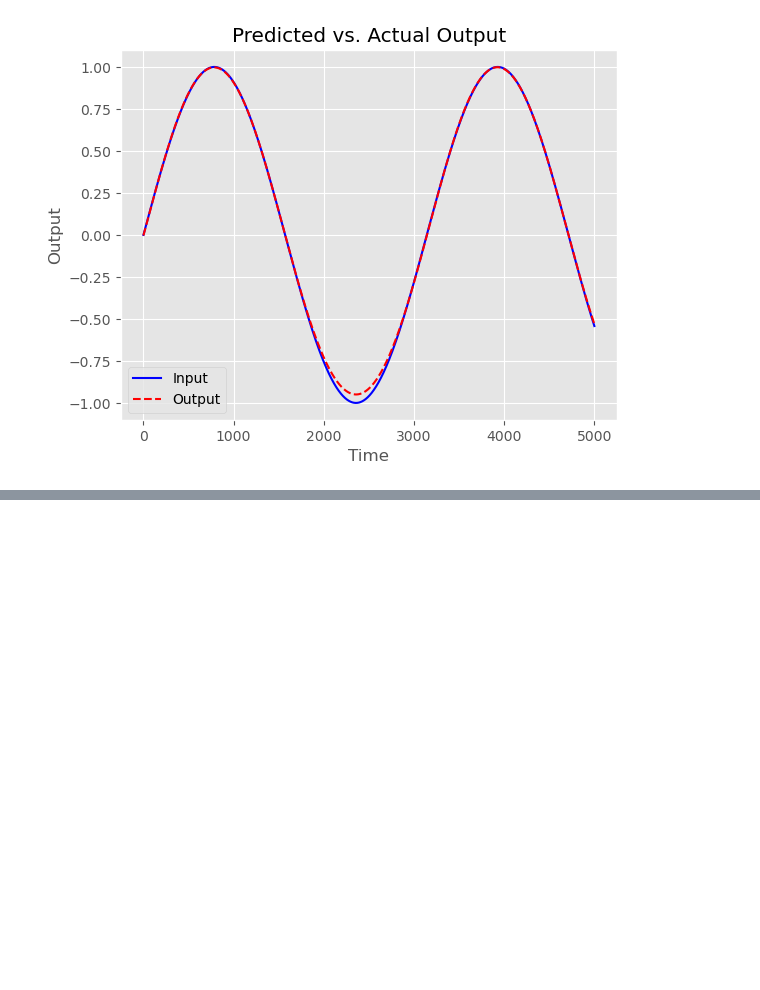
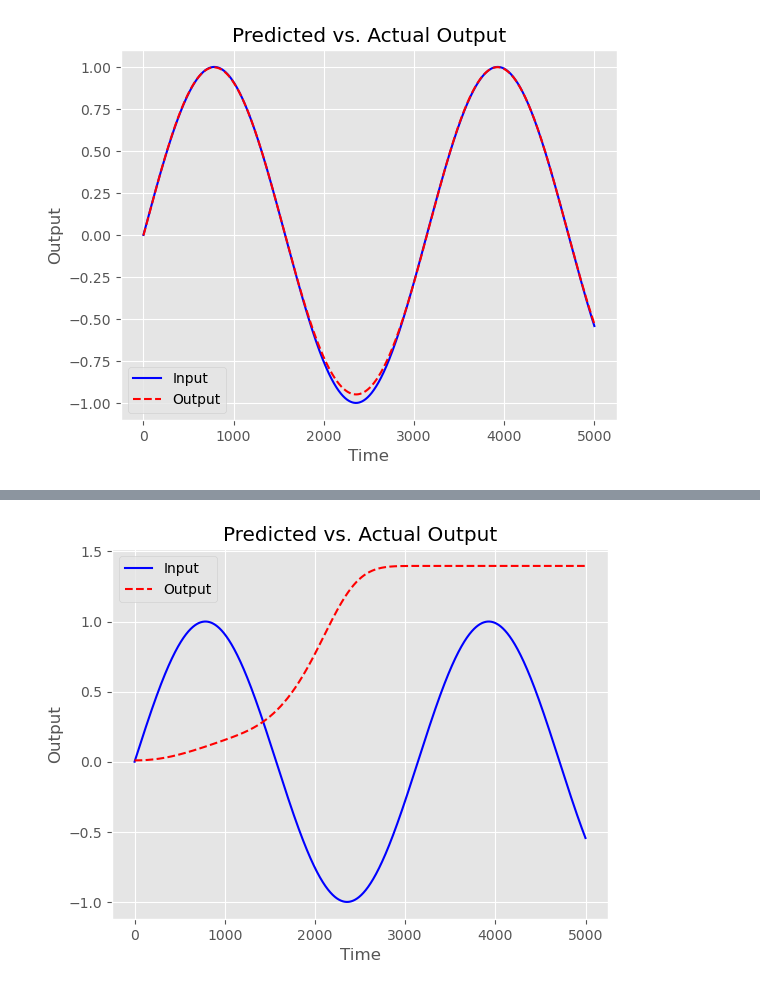
Before and after one commit to mmahdin/Computational-Intelligence-EE-AUT, a Jupyter notebook: lab/10/main.ipynb, the cells around one changed output, grey strips where cells are left out. Cells and saved outputs as stored; diff of their text form; code cells hidden in the pictures; blank space fills up the shorter version.

```diff
--- a/lab/10/main.ipynb
+++ b/lab/10/main.ipynb
@@ -223,0 +233,5 @@ plt.show()
+# %%
+numerator = [1]
+denominator = [1, -1]
+H_s = ctrl.tf(numerator,denominator)
+H_s
@@ -223,0 +278,20 @@ plt.show()
+# %%
+input_test = np.sin(time)
+
+T, y_test = ctrl.forced_response(H_s, T=time, U=input_test)
+
+# y_test = (y_test - np.min(y_test)) / (np.max(y_test) - np.min(y_test))
+X = torch.from_numpy(y_test).reshape(-1,1).to(device).float()
+
+out = model(X)
+
+
+plt.plot(input_test, label="Input", color="blue")
+plt.plot(out.detach().cpu().numpy(), label="Output", color="red", linestyle="--")
+plt.xlabel("Time")
+plt.ylabel("Output")
+plt.legend()
+plt.title("Predicted vs. Actual Output")
+plt.show()
+# %% [output]
+[figure, added]
```
Also changed, not shown: parts of 25 cells of this notebook.
